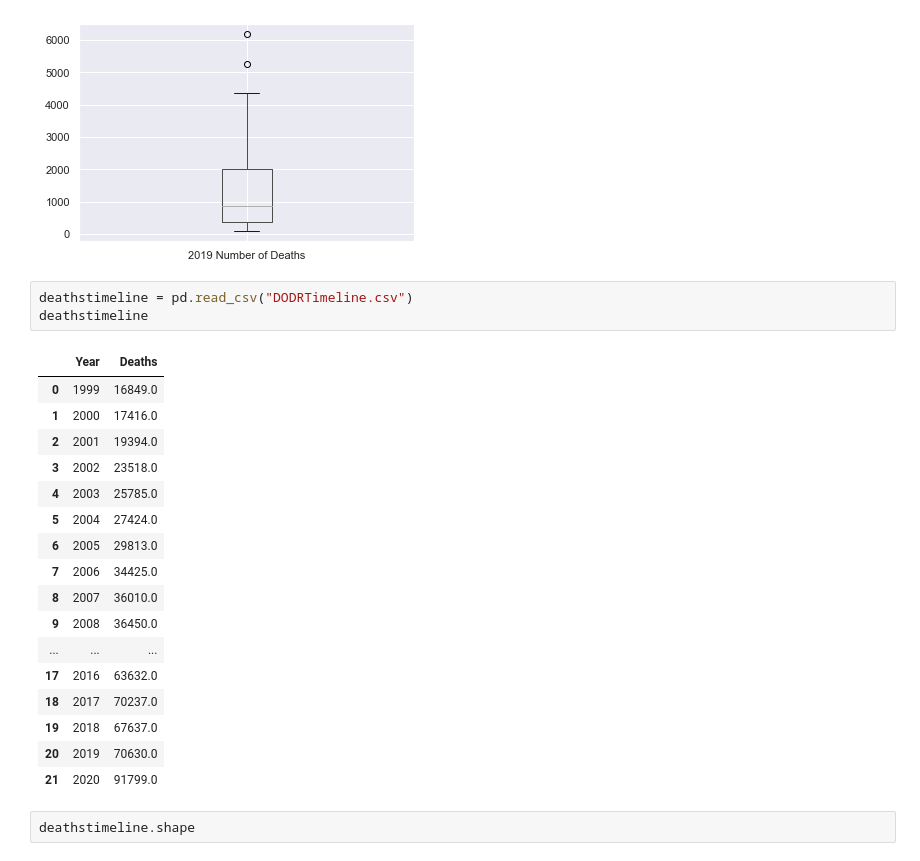
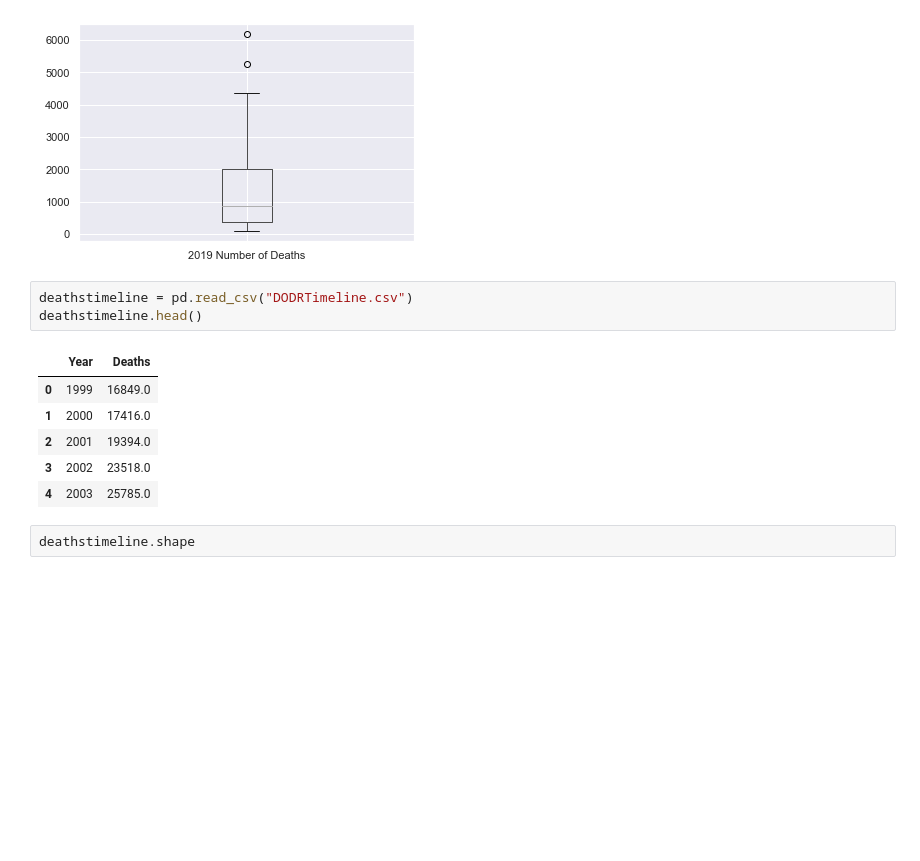
Before and after one commit to molly-rusk/DeathsbyDrugOverdoseinTheUS, a Jupyter notebook: Capstone_Notebook.ipynb, the cells around one changed output. Cells and saved outputs as stored; diff of their text form; blank space fills up the shorter version.

```diff
--- a/Capstone_Notebook.ipynb
+++ b/Capstone_Notebook.ipynb
@@ -222,25 +224,14 @@ deaths2019.boxplot(column=['2019 Number of Deaths']);
 [figure]
 # %%
 deathstimeline = pd.read_csv("DODRTimeline.csv")
-deathstimeline
+deathstimeline.head()
 # %% [output]
 |  | Year | Deaths |
 | 0 | 1999 | 16849.0 |
 | 1 | 2000 | 17416.0 |
 | 2 | 2001 | 19394.0 |
 | 3 | 2002 | 23518.0 |
 | 4 | 2003 | 25785.0 |
-| 5 | 2004 | 27424.0 |
-| 6 | 2005 | 29813.0 |
-| 7 | 2006 | 34425.0 |
-| 8 | 2007 | 36010.0 |
-| 9 | 2008 | 36450.0 |
-| ... | ... | ... |
-| 17 | 2016 | 63632.0 |
-| 18 | 2017 | 70237.0 |
-| 19 | 2018 | 67637.0 |
-| 20 | 2019 | 70630.0 |
-| 21 | 2020 | 91799.0 |
 # %%
 deathstimeline.shape
 # %% [output]
```
Also changed, not shown: parts of 7 cells of this notebook.
